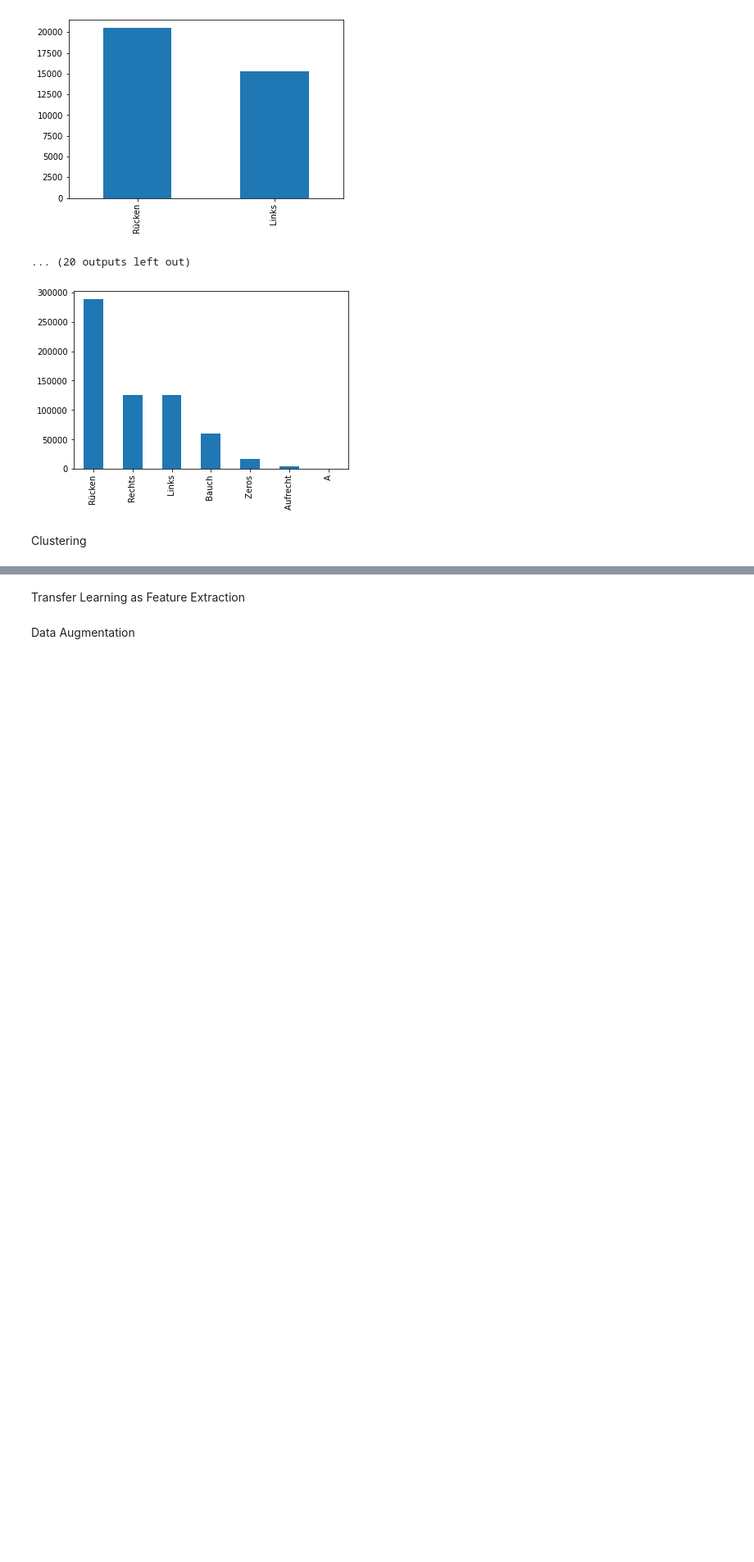
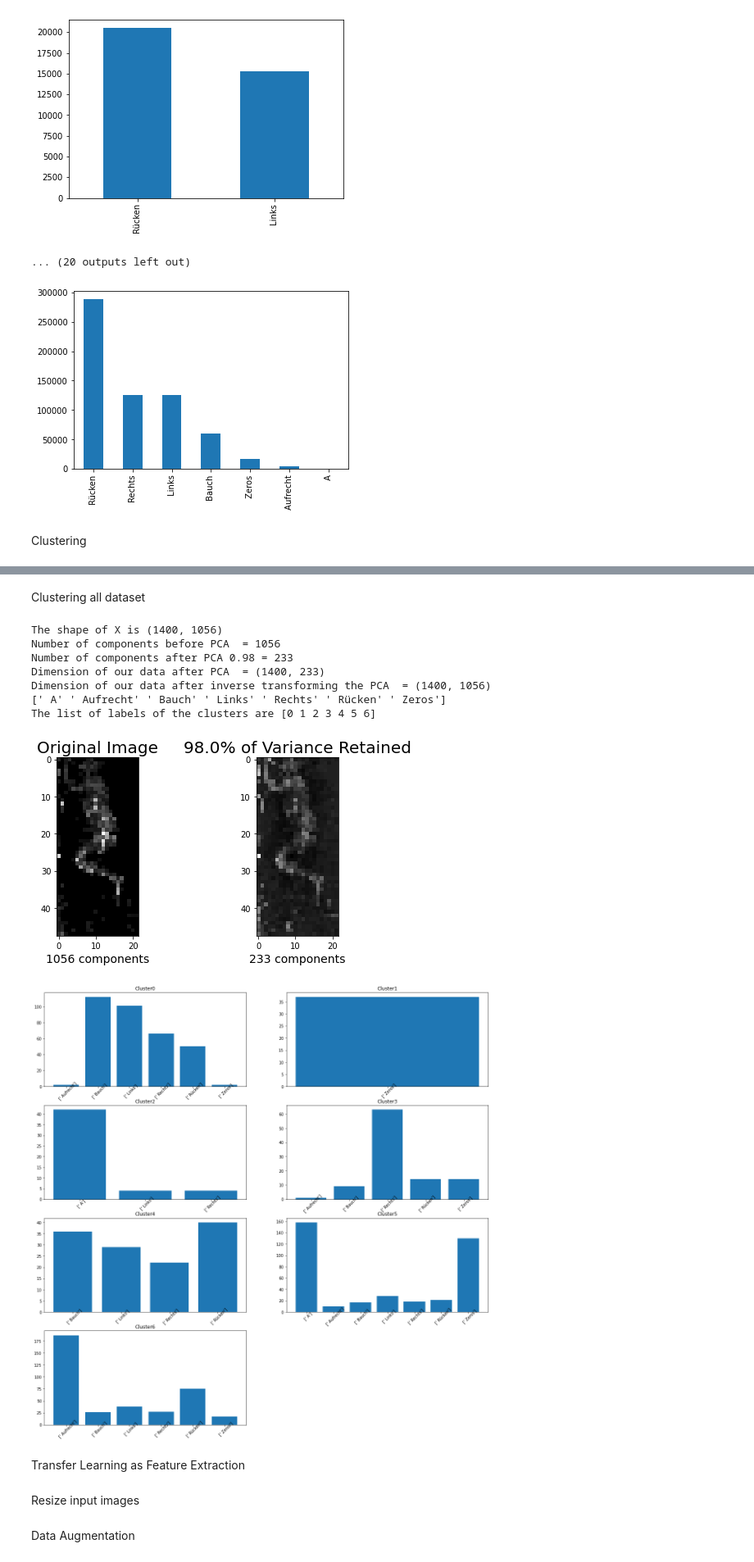
Before and after one commit to ppcodelearn/bed_obs, a Jupyter notebook: preprocessing - Copy.ipynb, the cells around one changed output, grey strips where cells are left out. Shown at 82% size. Cells and saved outputs as stored; diff of their text form; code cells hidden in the pictures; blank space fills up the shorter version.

```diff
--- a/preprocessing - Copy.ipynb
+++ b/preprocessing - Copy.ipynb
@@ -513,3 +674,17 @@ def get_cluster(txt,dt,num_img):
+# %% [markdown]
+Clustering all dataset
+# %%
+Clus_dataSet = get_total(txt,dt)
+# %% [output]
+The shape of X is (1400, 1056)
+Number of components before PCA  = 1056
+Number of components after PCA 0.98 = 233
+Dimension of our data after PCA  = (1400, 233)
+Dimension of our data after inverse transforming the PCA  = (1400, 1056)
+[' A' ' Aufrecht' ' Bauch' ' Links' ' Rechts' ' Rücken' ' Zeros']
+The list of labels of the clusters are [0 1 2 3 4 5 6]
+[figure, added]
+[figure, added]
 # %% [markdown]
 Transfer Learning as Feature Extraction
 # %%
@@ -525,6 +700,8 @@ from keras.layers import Concatenate
 # %%
 model = VGG16()
 model = Model(inputs = model.inputs, outputs = model.layers[-2].output)
+# %% [markdown]
+Resize input images
 # %%
 img_size_target = 224
 img_input = Input(shape=(img_size_target, img_size_target, 1))
```
Also changed, not shown: parts of 3 cells of this notebook.
